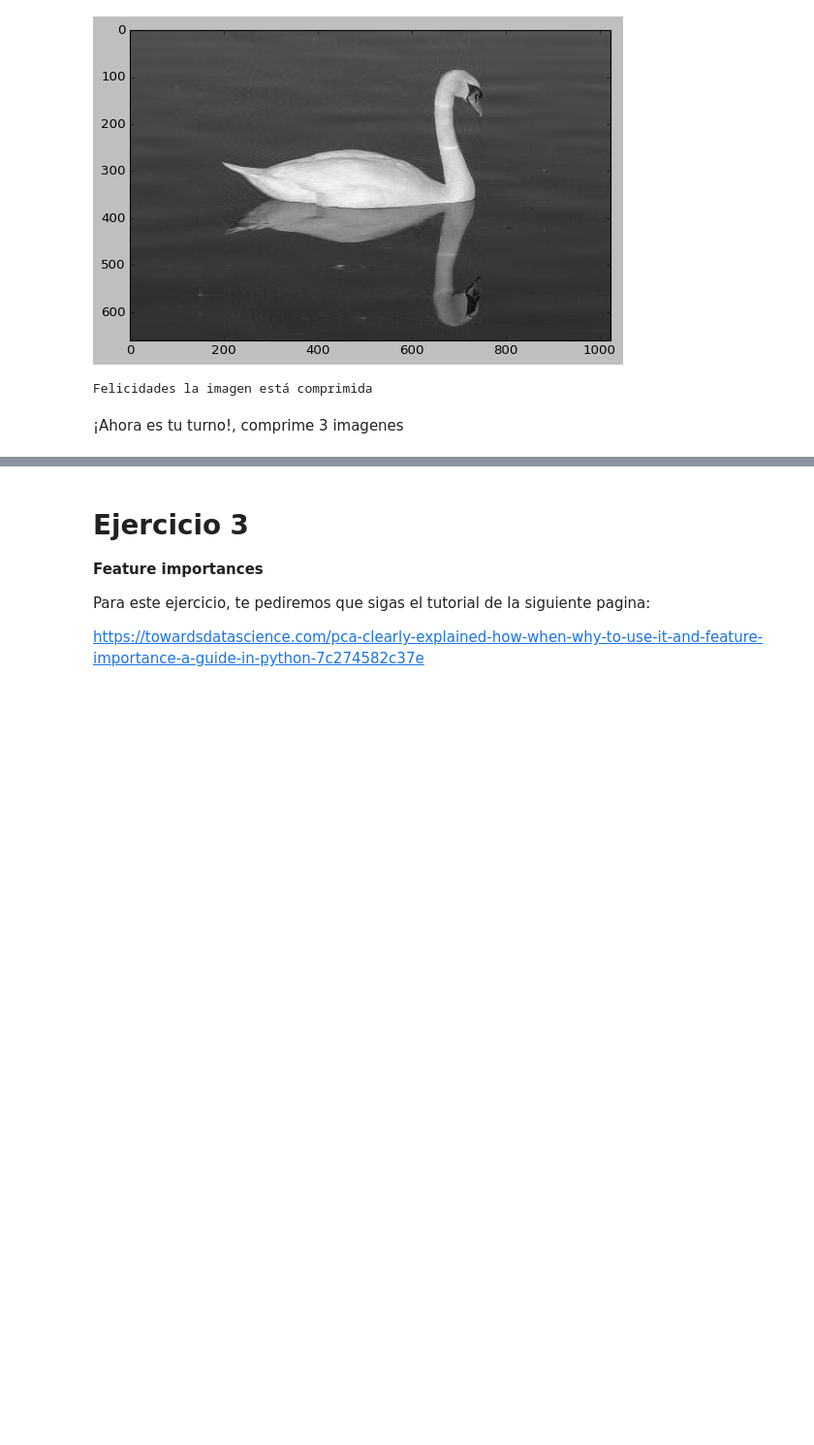
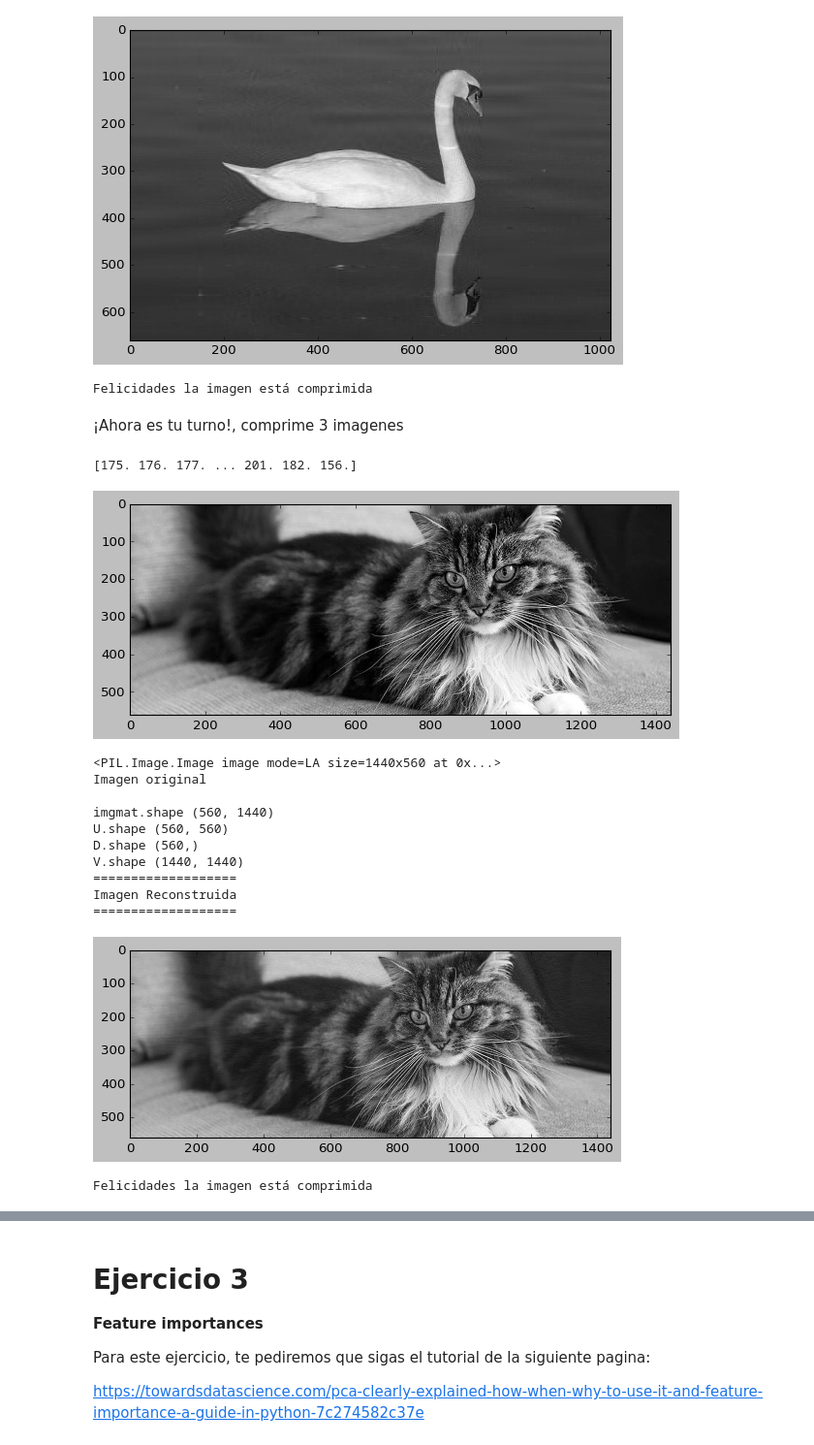
Before and after one commit to PosgradoMNA/actividades-de-aprendizaje-LuisHermenegildo1, a Jupyter notebook: Reduccion_dimensiones.ipynb, the cells around one changed output, grey strips where cells are left out. Shown at 97% size. Drawn from its saved outputs; the diff is of its cells as text; code cells hidden in the pictures; blank space fills up the shorter version.

```diff
--- a/Reduccion_dimensiones.ipynb
+++ b/Reduccion_dimensiones.ipynb
@@ -324,0 +358,31 @@ Felicidades la imagen está comprimida
+# %%
+#imagen 1
+imgmat = loadImage('https://www.purina.es/sites/default/files/2021-12/Welcoming_hero.jpg')
+#Extraer valores U D V
+U,D,V = np.linalg.svd(imgmat)
+#Imprimir forma original de la imagen
+print("Imagen original\n")
+print(f"imgmat.shape {imgmat.shape}")
+print(f"U.shape {U.shape}")
+print(f"D.shape {D.shape}")
+print(f"V.shape {V.shape}")
+
+print("===================")
+print("Imagen Reconstruida")
+print("===================")
+reconstruirImg(130, U, D, V)
+# %% [output]
+[175. 176. 177. ... 201. 182. 156.]
+[figure, added]
+<PIL.Image.Image image mode=LA size=1440x560 at 0x...>
+Imagen original
+
+imgmat.shape (560, 1440)
+U.shape (560, 560)
+D.shape (560,)
+V.shape (1440, 1440)
+===================
+Imagen Reconstruida
+===================
+[figure, added]
+Felicidades la imagen está comprimida
```
Also changed, not shown: parts of 38 cells of this notebook.
